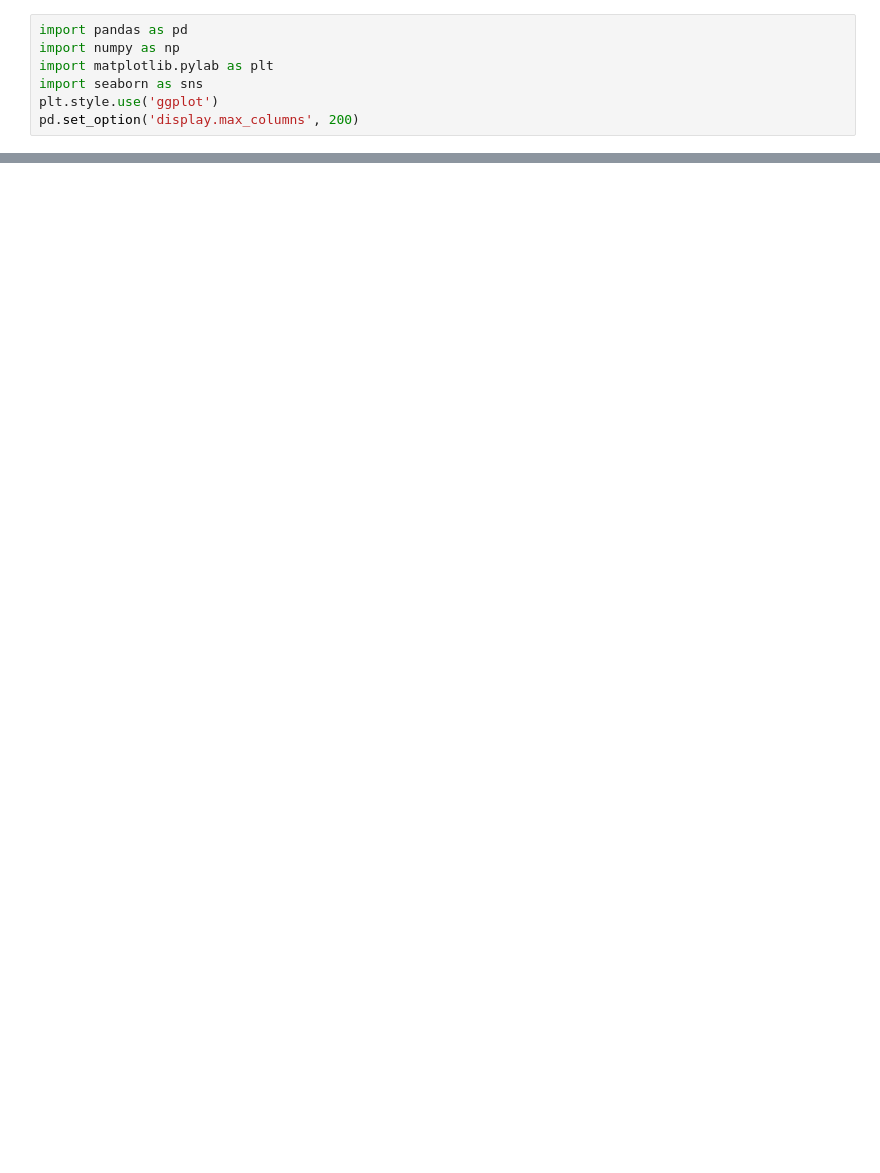
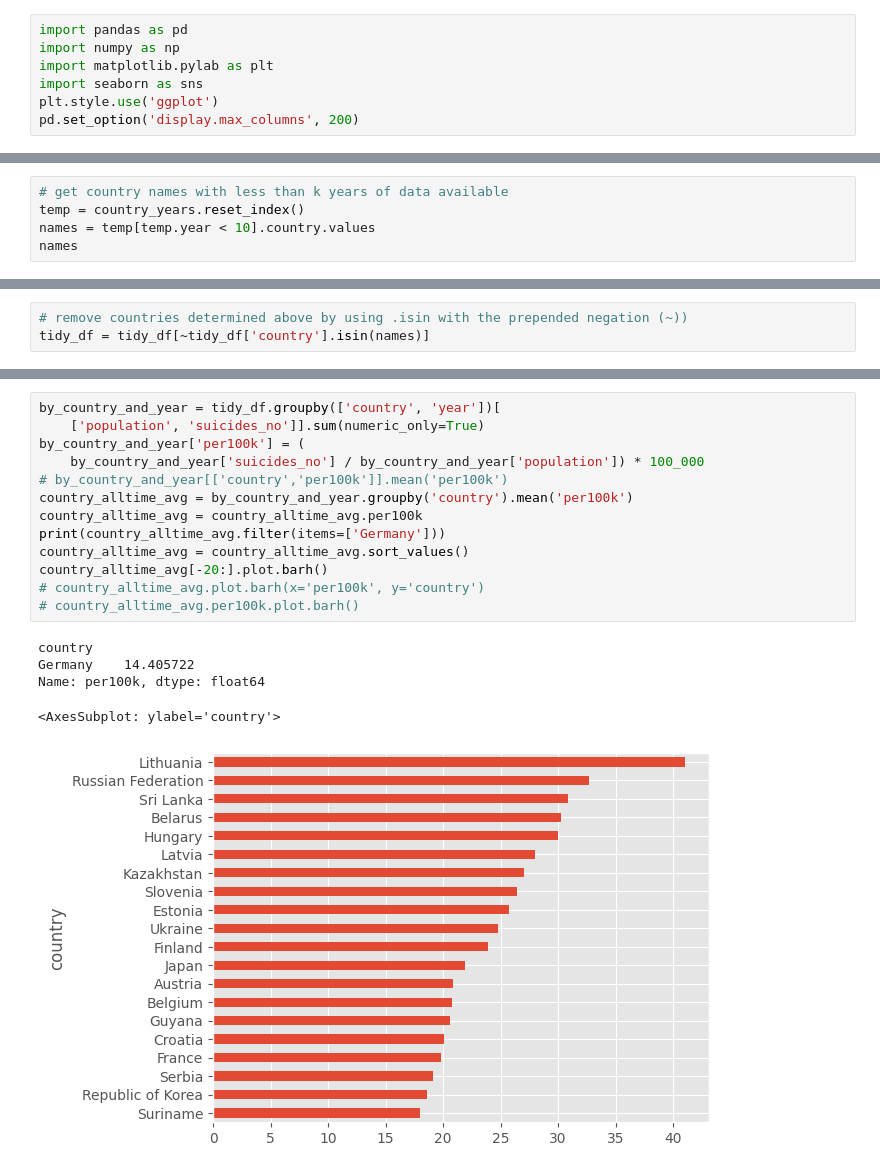
Before and after one commit to MarcelRosier/bdp_project, a Jupyter notebook: mental_health/eda.ipynb, the cells around one changed output, grey strips where cells are left out. Drawn from its saved outputs; the diff is of its cells as text; blank space fills up the shorter version.

```diff
--- a/mental_health/eda.ipynb
+++ b/mental_health/eda.ipynb
@@ -23,0 +135,5 @@ df = pd.read_csv('suicide_dataset.csv')
+# %%
+# get country names with less than k years of data available
+temp = country_years.reset_index()
+names = temp[temp.year < 10].country.values
+names
@@ -23,0 +144,3 @@ df = pd.read_csv('suicide_dataset.csv')
+# %%
+# remove countries determined above by using .isin with the prepended negation (~))
+tidy_df = tidy_df[~tidy_df['country'].isin(names)]
@@ -23,0 +168,19 @@ df = pd.read_csv('suicide_dataset.csv')
+# %%
+by_country_and_year = tidy_df.groupby(['country', 'year'])[
+    ['population', 'suicides_no']].sum(numeric_only=True)
+by_country_and_year['per100k'] = (
+    by_country_and_year['suicides_no'] / by_country_and_year['population']) * 100_000
+# by_country_and_year[['country','per100k']].mean('per100k')
+country_alltime_avg = by_country_and_year.groupby('country').mean('per100k')
+country_alltime_avg = country_alltime_avg.per100k
+print(country_alltime_avg.filter(items=['Germany']))
+country_alltime_avg = country_alltime_avg.sort_values()
+country_alltime_avg[-20:].plot.barh()
+# country_alltime_avg.plot.barh(x='per100k', y='country')
+# country_alltime_avg.per100k.plot.barh()
+# %% [output]
+country
+Germany    14.405722
+Name: per100k, dtype: float64
+<AxesSubplot: ylabel='country'>
+[figure, added]
```
Also changed, not shown: parts of 18 cells of this notebook.
